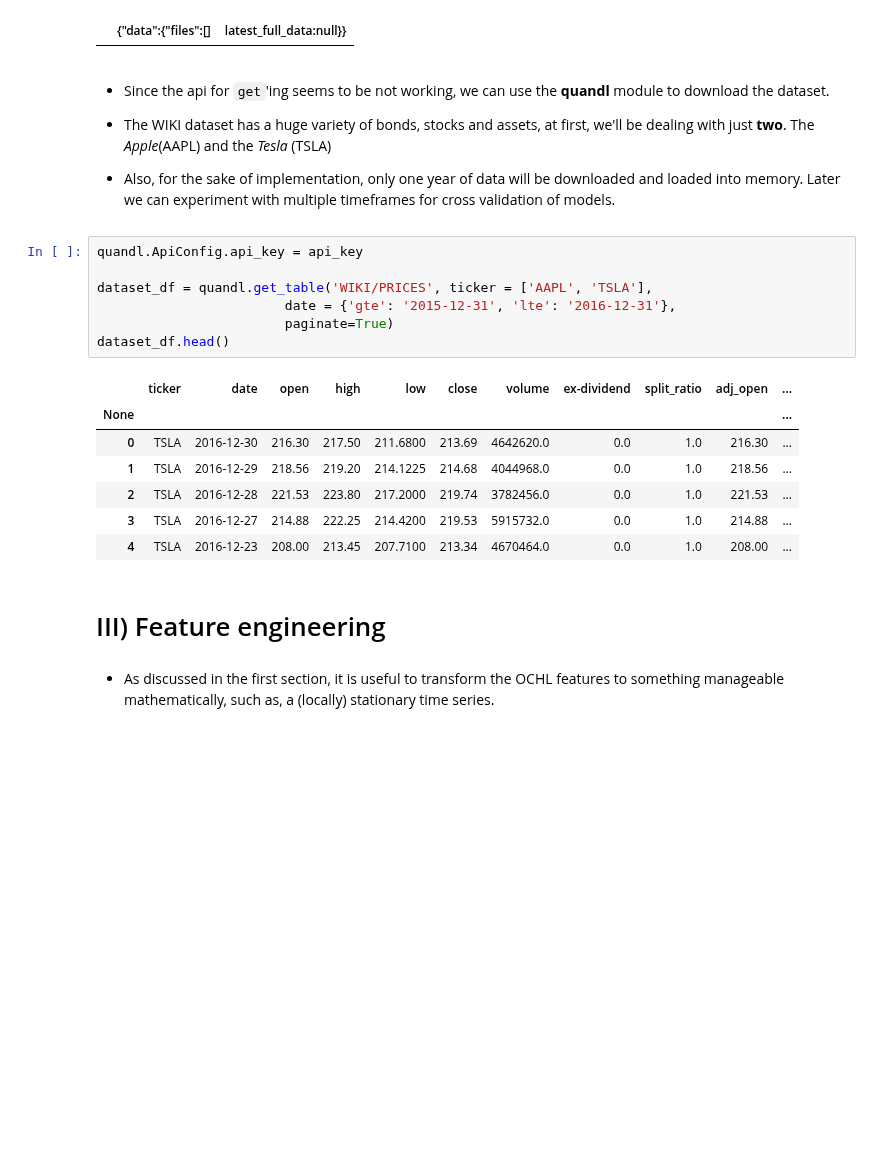
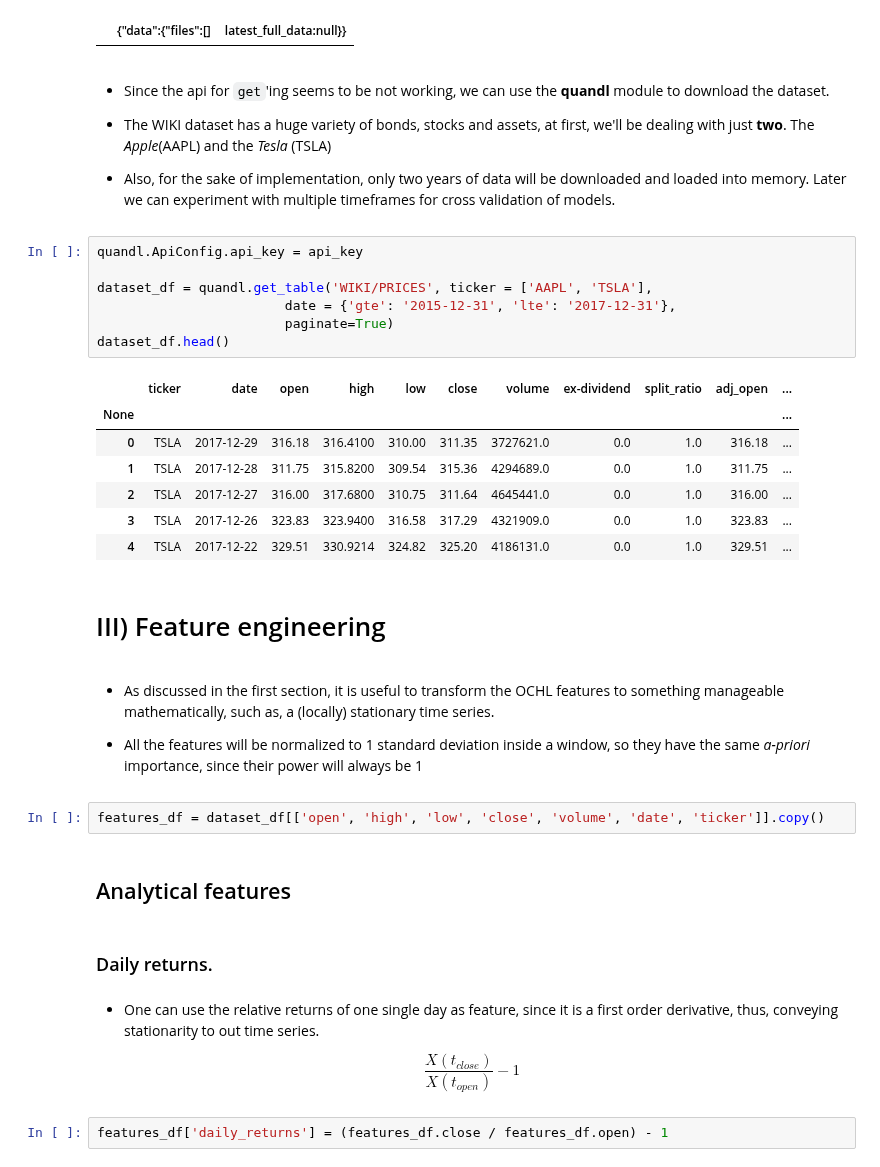
Before and after one commit to leoniloris/Stock-Price-Prediction, a Jupyter notebook: stock_price_prediction.ipynb, the cells around one changed output. Cells and saved outputs as stored; diff of their text form; blank space fills up the shorter version.

```diff
--- a/stock_price_prediction.ipynb
+++ b/stock_price_prediction.ipynb
@@ -106,23 +107,38 @@ dataset_df
 
 
 
-* Also, for the sake of implementation, only one year of data will be downloaded and loaded into memory. Later we can experiment with multiple timeframes for cross validation of models.
+* Also, for the sake of implementation, only two years of data will be downloaded and loaded into memory. Later we can experiment with multiple timeframes for cross validation of models.
 # %%
 quandl.ApiConfig.api_key = api_key
 
 dataset_df = quandl.get_table('WIKI/PRICES', ticker = ['AAPL', 'TSLA'],
-                        date = {'gte': '2015-12-31', 'lte': '2016-12-31'},
+                        date = {'gte': '2015-12-31', 'lte': '2017-12-31'},
                         paginate=True)
 dataset_df.head()
 # %% [output]
 |  | ticker | date | open | high | low | close | volume | ex-dividend | split_ratio | adj_open | ... |
 | None |  |  |  |  |  |  |  |  |  |  | ... |
-| 0 | TSLA | 2016-12-30 | 216.30 | 217.50 | 211.6800 | 213.69 | 4642620.0 | 0.0 | 1.0 | 216.30 | ... |
-| 1 | TSLA | 2016-12-29 | 218.56 | 219.20 | 214.1225 | 214.68 | 4044968.0 | 0.0 | 1.0 | 218.56 | ... |
-| 2 | TSLA | 2016-12-28 | 221.53 | 223.80 | 217.2000 | 219.74 | 3782456.0 | 0.0 | 1.0 | 221.53 | ... |
-| 3 | TSLA | 2016-12-27 | 214.88 | 222.25 | 214.4200 | 219.53 | 5915732.0 | 0.0 | 1.0 | 214.88 | ... |
-| 4 | TSLA | 2016-12-23 | 208.00 | 213.45 | 207.7100 | 213.34 | 4670464.0 | 0.0 | 1.0 | 208.00 | ... |
+| 0 | TSLA | 2017-12-29 | 316.18 | 316.4100 | 310.00 | 311.35 | 3727621.0 | 0.0 | 1.0 | 316.18 | ... |
+| 1 | TSLA | 2017-12-28 | 311.75 | 315.8200 | 309.54 | 315.36 | 4294689.0 | 0.0 | 1.0 | 311.75 | ... |
+| 2 | TSLA | 2017-12-27 | 316.00 | 317.6800 | 310.75 | 311.64 | 4645441.0 | 0.0 | 1.0 | 316.00 | ... |
+| 3 | TSLA | 2017-12-26 | 323.83 | 323.9400 | 316.58 | 317.29 | 4321909.0 | 0.0 | 1.0 | 323.83 | ... |
+| 4 | TSLA | 2017-12-22 | 329.51 | 330.9214 | 324.82 | 325.20 | 4186131.0 | 0.0 | 1.0 | 329.51 | ... |
 # %% [markdown]
 # III) Feature engineering
 # %% [markdown]
 * As discussed in the first section, it is useful to transform the OCHL features to something manageable mathematically, such as, a (locally) stationary time series.
+
+
+* All the features will be normalized to 1 standard deviation inside a window, so they have the same *a-priori* importance, since their power will always be 1
+# %%
+features_df = dataset_df[['open', 'high', 'low', 'close', 'volume', 'date', 'ticker']].copy()
+# %% [markdown]
+## Analytical features
+# %% [markdown]
+### Daily returns.
+# %% [markdown]
+* One can use the relative returns of one single day as feature, since it is a first order derivative, thus, conveying stationarity to out time series.
+
+$$\frac{X(t_{close})}{X(t_{open})} - 1$$
+# %%
+features_df['daily_returns'] = (features_df.close / features_df.open) - 1
```
Also changed, not shown: parts of 9 cells of this notebook.
